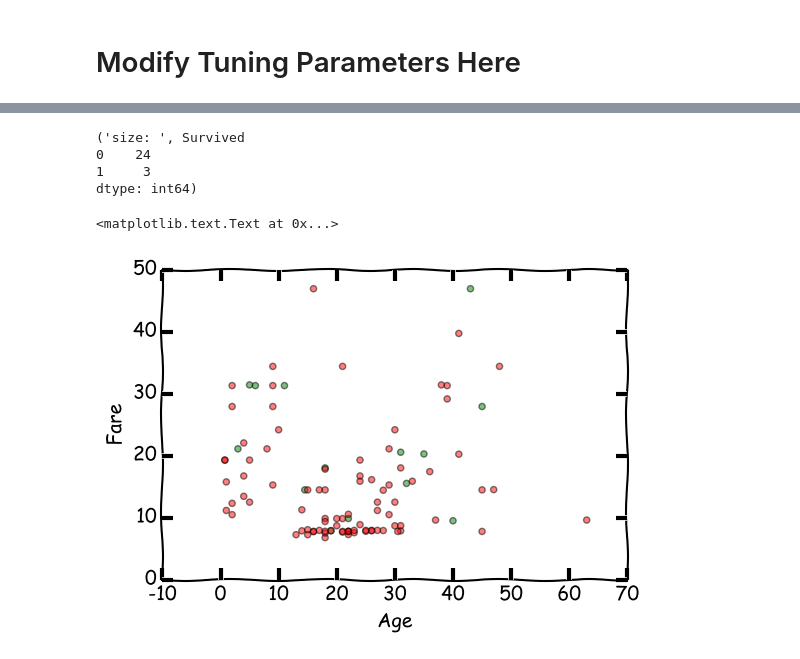
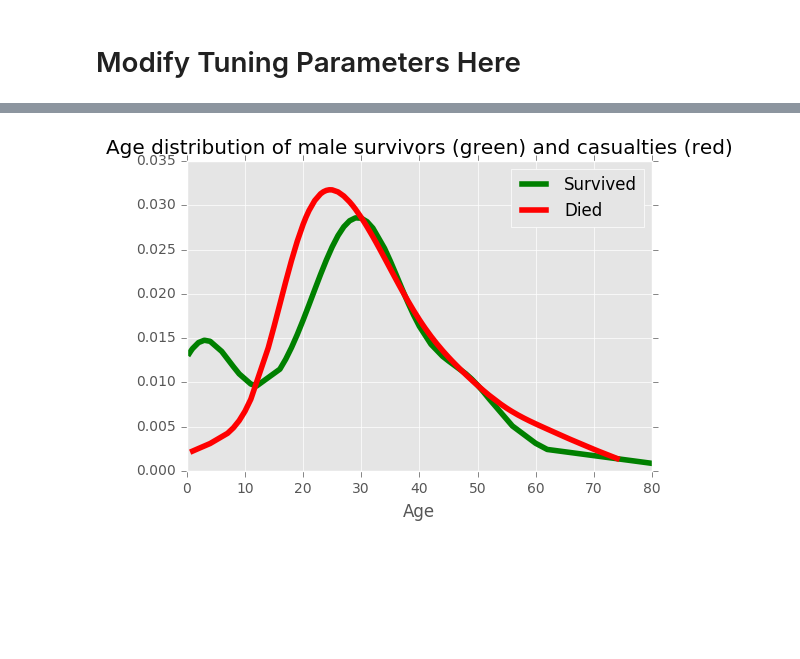
Before and after one commit to ivandir/GuildDemos, a Jupyter notebook: titanic.ipynb, the cells around one changed output, grey strips where cells are left out. Cells and saved outputs as stored; diff of their text form; code cells hidden in the pictures; blank space fills up the shorter version.

```diff
--- a/titanic.ipynb
+++ b/titanic.ipynb
@@ -125,25 +127,23 @@ plt.yticks([1, 2, 3], ['1', '2', '3']);
-# %%
-just_men = df_with_encodings[df.Sex == 'male']
-just_women = df_with_encodings[df_with_encodings.Sex == 'female']
-third_class_women = df_with_encodings[(df_with_encodings.Pclass>=3.0) & (df_with_encodings.Sex == 'female')]
-third_class_women_low_fare = df_with_encodings[(df_with_encodings.Pclass>=3.0) &
-                                               (df_with_encodings.Sex == 'female') &
-                                               (df_with_encodings.Fare <= 23.35)]
-third_class_women_high_fare = df_with_encodings[(df_with_encodings.Pclass>=3.0) &
-                                               (df_with_encodings.Sex == 'female') &
-                                               (df_with_encodings.Fare > 23.35)]
-print('size: ', third_class_women_high_fare.groupby('Survived').size())
-plt.scatter(third_class_women.Age,
-            third_class_women.Fare,
-            c=['green' if s == 1 else 'red' for s in just_men.Survived],
-           alpha=0.5)
-
-plt.xlabel('Age')
-plt.ylabel('Fare')
-# %% [output]
-('size: ', Survived
-0    24
-1     3
-dtype: int64)
-<matplotlib.text.Text at 0x...>
-[figure, removed]
+# %%
+just_men = df_with_encodings[df.Sex == 'male']
+
+import sklearn.neighbors
+import math
+
+def density(df, survived, bw=6):
+    ages = df[df.Survived == survived].Age.dropna()
+    dens = sklearn.neighbors.kde.KernelDensity(kernel='gaussian', bandwidth=bw).fit(ages.values.reshape((-1,1)))
+    distinct_ages = sorted(set([age for age in ages]))
+    return distinct_ages, [math.exp(x) for x in dens.score_samples(numpy.matrix(distinct_ages).reshape((-1,1)))]
+
+distinct_ages, age_density = density(just_men, 1, bw=5)
+plt.plot(distinct_ages, age_density, 'g-', linewidth=4, label='Survived')
+
+distinct_ages, age_density = density(just_men, 0, bw=5)
+plt.plot(distinct_ages, age_density, 'r-', linewidth=4, label='Died')
+
+plt.xlabel('Age')
+plt.title('Age distribution of male survivors (green) and casualties (red)')
+plt.legend();
+# %% [output]
+[figure, added]
```
Also changed, not shown: parts of 6 cells of this notebook, 13 other files.
